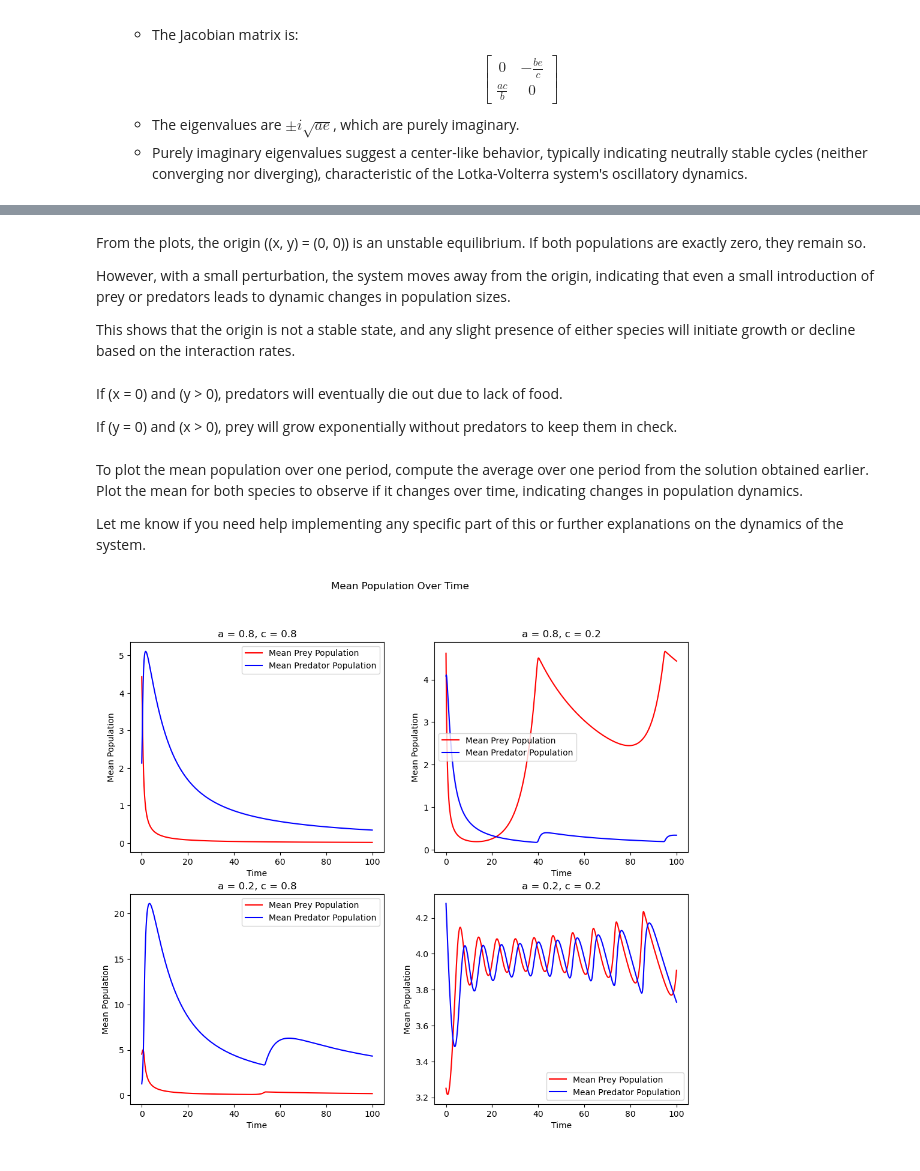
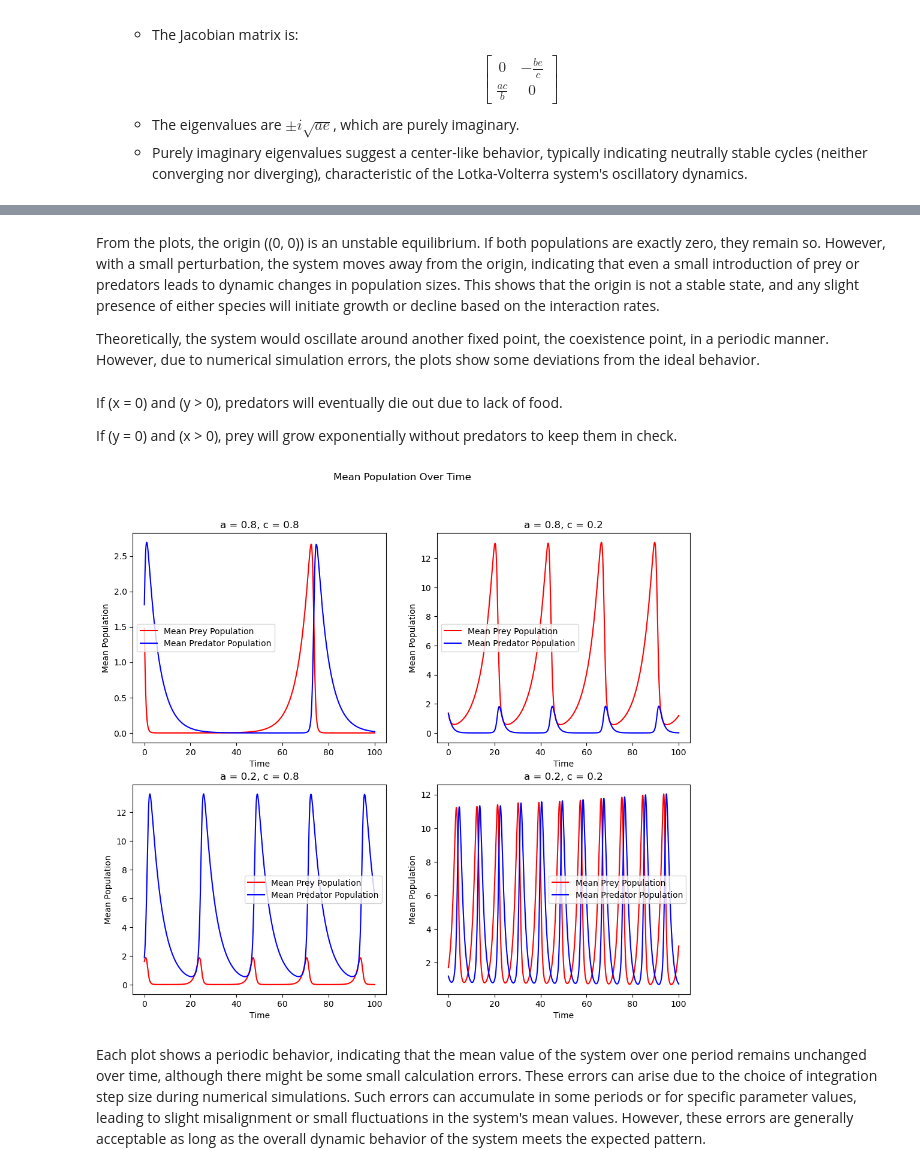
Before and after one commit to HeyuanChi/DSML_24ws, a Jupyter notebook: ex02/ex02.ipynb, the cells around one changed output, grey strips where cells are left out. Cells and saved outputs as stored; diff of their text form; code cells hidden in the pictures.

```diff
--- a/ex02/ex02.ipynb
+++ b/ex02/ex02.ipynb
@@ -128,48 +120,35 @@ plt.show()
 # %% [markdown]
-From the plots, the origin \((x, y) = (0, 0)\) is an unstable equilibrium. If both populations are exactly zero, they remain so.
+From the plots, the origin \((0, 0)\) is an unstable equilibrium. If both populations are exactly zero, they remain so. However, with a small perturbation, the system moves away from the origin, indicating that even a small introduction of prey or predators leads to dynamic changes in population sizes. This shows that the origin is not a stable state, and any slight presence of either species will initiate growth or decline based on the interaction rates.
 
-However, with a small perturbation, the system moves away from the origin, indicating that even a small introduction of prey or predators leads to dynamic changes in population sizes.
-
-This shows that the origin is not a stable state, and any slight presence of either species will initiate growth or decline based on the interaction rates.
+Theoretically, the system would oscillate around another fixed point, the coexistence point, in a periodic manner. However, due to numerical simulation errors, the plots show some deviations from the ideal behavior.
 # %% [markdown]
 If \(x = 0\) and \(y > 0\), predators will eventually die out due to lack of food.
 
 If \(y = 0\) and \(x > 0\), prey will grow exponentially without predators to keep them in check.
-# %% [markdown]
-To plot the mean population over one period, compute the average over one period from the solution obtained earlier. Plot the mean for both species to observe if it changes over time, indicating changes in population dynamics.
-
-Let me know if you need help implementing any specific part of this or further explanations on the dynamics of the system.
 # %%
 fig_mean, mean_axes = plt.subplots(2, 2, figsize=(12, 10))
 
 for i, a in enumerate(a_values):
     for j, c in enumerate(c_values):
         b = 1 - a
         e = 1 - c
 
-        initial_state = [np.random.uniform(1, 5), np.random.uniform(1, 5)]
-        trajectory = [initial_state]
-        dt = 0.1
-        current_state = initial_state
-        for _ in range(int(t[-1] / dt)):
-            dxdt, dydt = lotka_volterra(current_state, 0, a, b, c, e)
-            current_state = [current_state[0] + dxdt * dt, current_state[1] + dydt * dt]
-            trajectory.append(current_state)
-        trajectory = np.array(trajectory)
-        prey_population = trajectory[:, 0]
-        predator_population = trajectory[:, 1]
-        mean_prey = [np.mean(prey_population[:i]) for i in range(1, len(prey_population))]
-        mean_predator = [np.mean(predator_population[:i]) for i in range(1, len(predator_population))]
+        initial_state = [np.random.uniform(1, 2), np.random.uniform(1, 2)]
+        trajectory = solve_ivp(lotka_volterra, t_span, initial_state, args=(a, b, c, e), t_eval=t_eval)['y']
+        prey_population = trajectory[0]
+        predator_population = trajectory[1]
 
         ax_mean = mean_axes[i, j]
-        ax_mean.plot(t, mean_prey, 'r-', label='Mean Prey Population')
-        ax_mean.plot(t, mean_predator, 'b-', label='Mean Predator Population')
+        ax_mean.plot(t_eval, prey_population, 'r-', label='Mean Prey Population')
+        ax_mean.plot(t_eval, predator_population, 'b-', label='Mean Predator Population')
         ax_mean.set_title(f'a = {a}, c = {c}')
         ax_mean.set_xlabel('Time')
         ax_mean.set_ylabel('Mean Population')
         ax_mean.legend()
 
 fig_mean.suptitle('Mean Population Over Time')
 plt.show()
 # %% [output]
-[figure, old version]
+[figure, new version]
+# %% [markdown]
+Each plot shows a periodic behavior, indicating that the mean value of the system over one period remains unchanged over time, although there might be some small calculation errors. These errors can arise due to the choice of integration step size during numerical simulations. Such errors can accumulate in some periods or for specific parameter values, leading to slight misalignment or small fluctuations in the system's mean values. However, these errors are generally acceptable as long as the overall dynamic behavior of the system meets the expected pattern.
```
Also changed, not shown: parts of 2 cells of this notebook, 1 other file.
